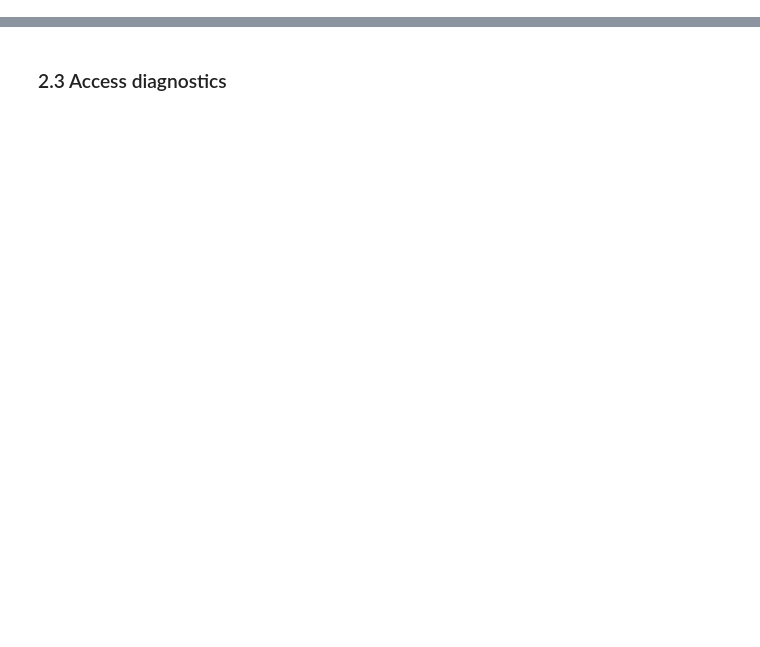
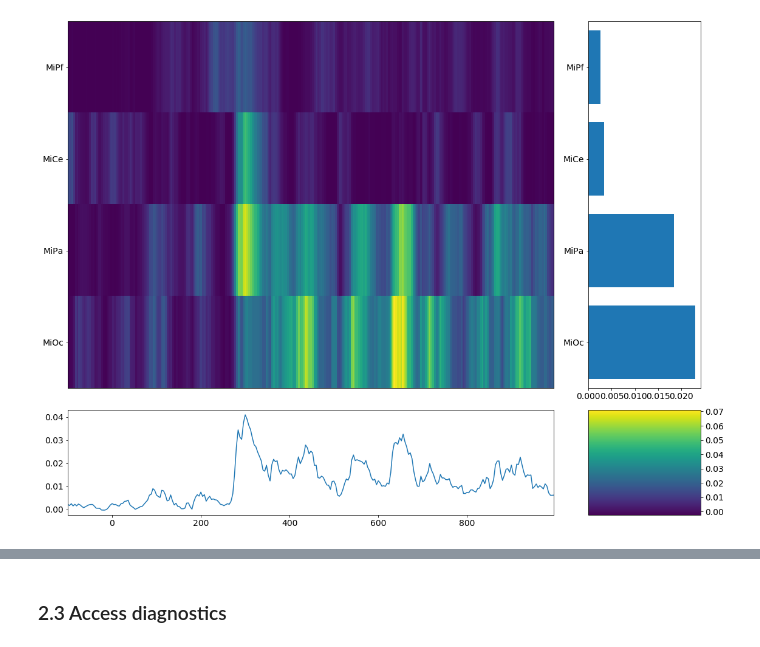
Before and after one commit to kutaslab/fitgrid, a Jupyter notebook: notebooks/Demo.ipynb, the cells around one changed output, grey strips where cells are left out. Drawn from its saved outputs; the diff is of its cells as text; code cells hidden in the pictures; blank space fills up the shorter version.

```diff
--- a/notebooks/Demo.ipynb
+++ b/notebooks/Demo.ipynb
@@ -56,0 +83,8 @@ _ = lm_grid.plot_adj_rsquared()
+# %%
+%%time
+
+lm_grid_treatment = fg.lm(
+    fg_epx_p3,
+    RHS="1 + stim",
+    LHS=['MiPf', 'MiCe', 'MiPa', 'MiOc'],  # fit the model at each time x channel
+)
@@ -56,0 +157,4 @@ _ = lm_grid.plot_adj_rsquared()
+# %%
+lm_grid_treatment.plot_adj_rsquared();
+# %% [output]
+[figure, added]
```
Also changed, not shown: parts of 45 cells of this notebook, 3 other files.
